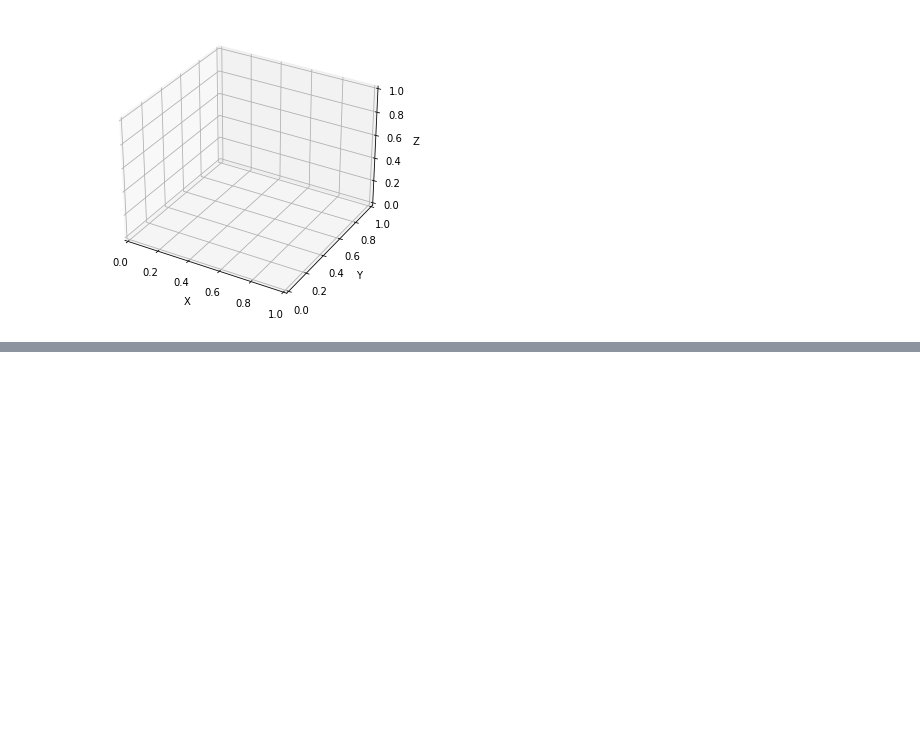
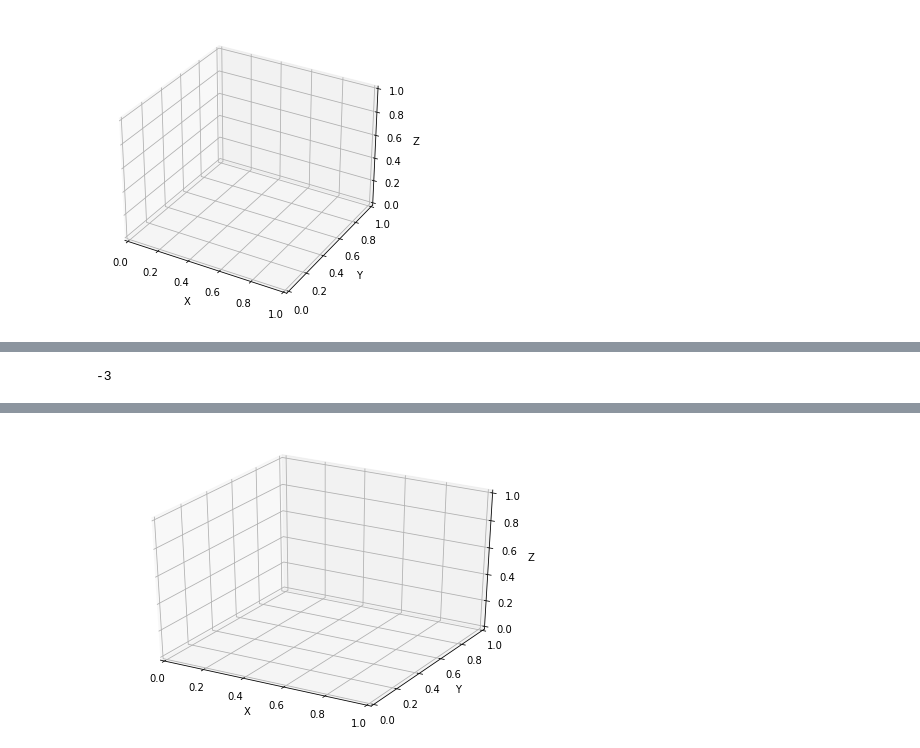
Before and after one commit to acsses/PTAM_test, a Jupyter notebook: test.ipynb, the cells around one changed output, grey strips where cells are left out. Saved outputs shown, nothing was run; the diff lists cells and outputs as text; code cells hidden in the pictures; blank space fills up the shorter version.

```diff
--- a/test.ipynb
+++ b/test.ipynb
@@ -239,0 +113,69 @@ Line #      Hits         Time  Per Hit   % Time  Line Contents
+# %%
+import numpy as np
+
+a_1=np.array([-2,1])
+a_2=np.array([1,1])
+
+print(np.cross(a_1,a_2))
+# %% [output]
+-3
+# %%
+import math
+import numpy as np
+import matplotlib.pyplot as plt
+import cv2
+from mpl_toolkits.mplot3d import Axes3D
+import mpl_toolkits.mplot3d.art3d as art3d
+import ptamlib
+
+fig = plt.figure()
+ax = Axes3D(fig)
+
+ax.set_xlabel("X")
+ax.set_ylabel("Y")
+ax.set_zlabel("Z")
+
+
+
+
+r_roll =math.radians(0)
+r_yaw =math.radians(0)
+r_pitch =math.radians(0)
+view_w=math.radians(36.17615)
+view_h=math.radians(25.98925)
+# 画像１
+img1 = cv2.imread("test_1.jpg")
+# 画像２
+img2 = cv2.imread("test_2.jpg")
+
+
+img1 = cv2.cvtColor(img1, cv2.COLOR_BGR2GRAY)
+
+img2 = cv2.cvtColor(img2, cv2.COLOR_BGR2GRAY)
+
+
+
+# A-KAZE検出器の生成
+akaze = cv2.AKAZE_create()
+
+
+# 特徴量の検出と特徴量ベクトルの計算
+kp1, des1 = akaze.detectAndCompute(img1, None)
+kp2, des2 = akaze.detectAndCompute(img2, None)
+
+# Brute-Force Matcher生成
+bf = cv2.BFMatcher(cv2.NORM_HAMMING)
+
+
+# 特徴量ベクトル同士をBrute-Force＆KNNでマッチング
+match = bf.knnMatch(des1,des2,k=2)
+ratio = 0.5
+matches=[]
+for m, n in match:
+    if m.distance < ratio * n.distance:
+        matches.append([m])
+
+matches=np.array(matches).flatten().tolist()
+
+%timeit ptamlib.collect(matches,kp1,kp2,view_w)
+# %% [output]
@@ -239,0 +183 @@ Line #      Hits         Time  Per Hit   % Time  Line Contents
+[figure, added]
```
Also changed, not shown: parts of 8 cells of this notebook, 1 other file.
